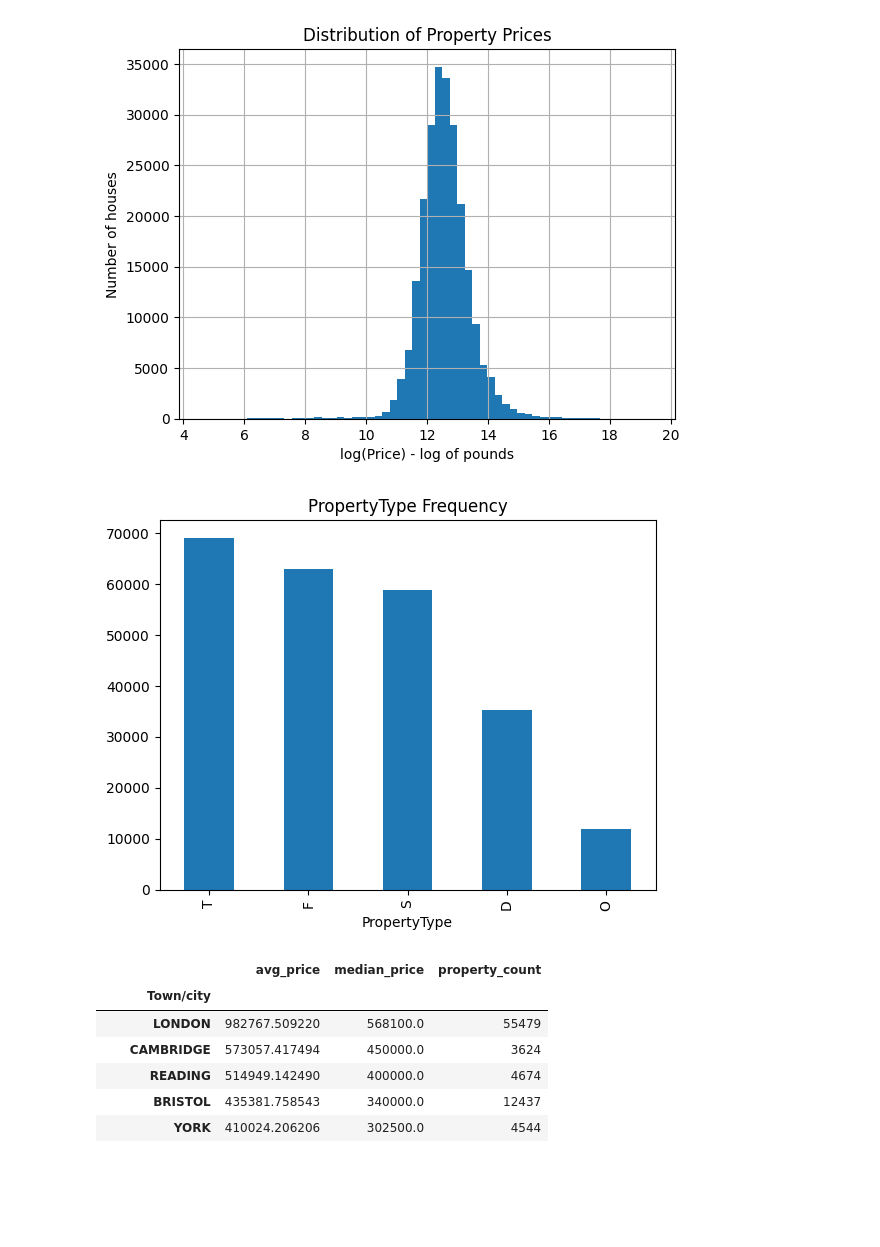
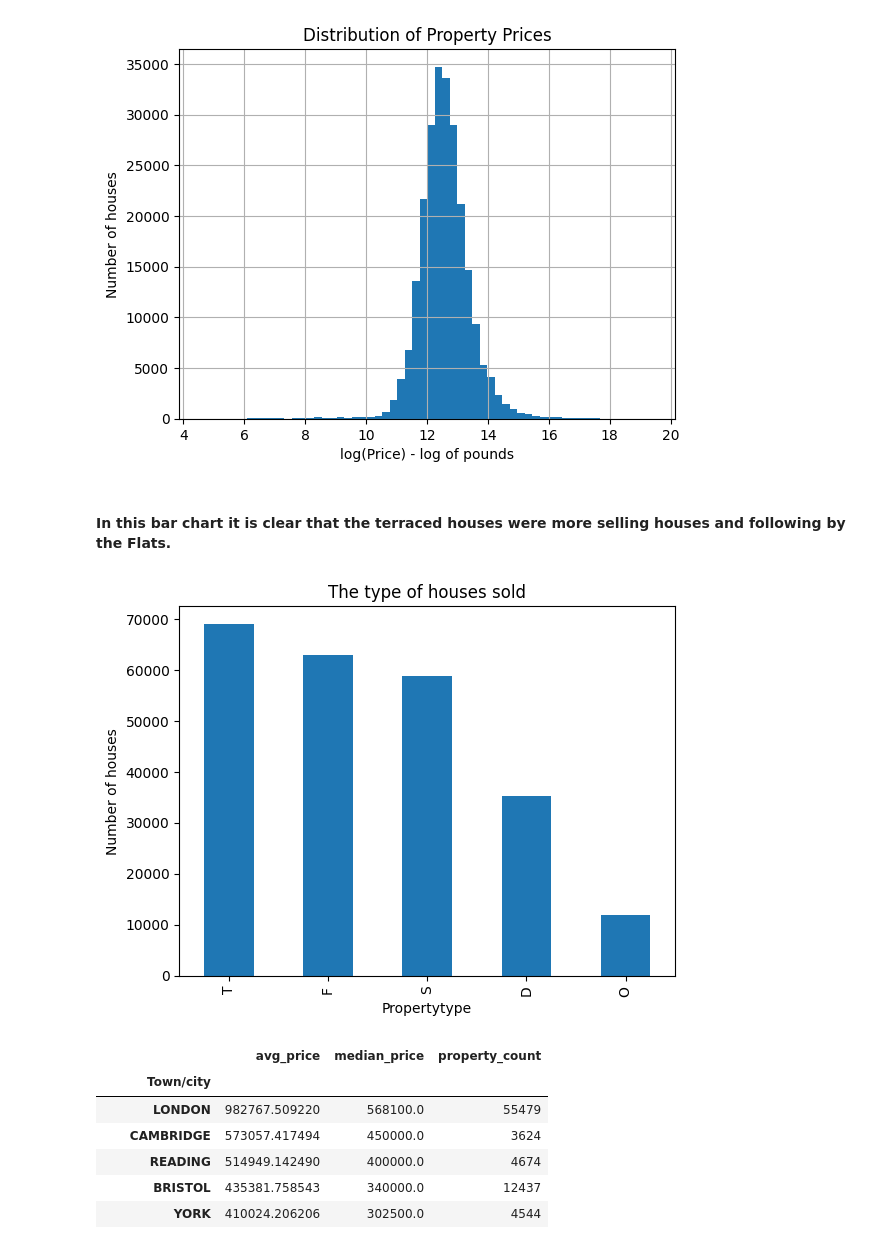
Before and after one commit to yatishchandrasai/House-prediction-with-HM-Registry-Data, a Jupyter notebook: Code.ipynb, the cells around one changed output. Cells and saved outputs as stored; diff of their text form; code cells hidden in the pictures; blank space fills up the shorter version.

```diff
--- a/Code.ipynb
+++ b/Code.ipynb
@@ -671,12 +678,16 @@ plt.show()
 # %% [output]
 [figure]
 [figure]
+# %% [markdown]
+#### In this bar chart it is clear that the terraced houses were more selling houses and following by the Flats.
 # %%
 final_df['PropertyType'].value_counts().plot(kind='bar')
-plt.title("PropertyType Frequency")
+plt.xlabel("Propertytype")
+plt.ylabel("Number of houses")
+plt.title("The type of houses sold")
 plt.show()
 # %% [output]
-[figure, old version]
+[figure, new version]
 # %%
 # Average price by Town/City
 # High average prices might indicate expensive areas or city centers.
```
Also changed, not shown: parts of 59 cells of this notebook.
